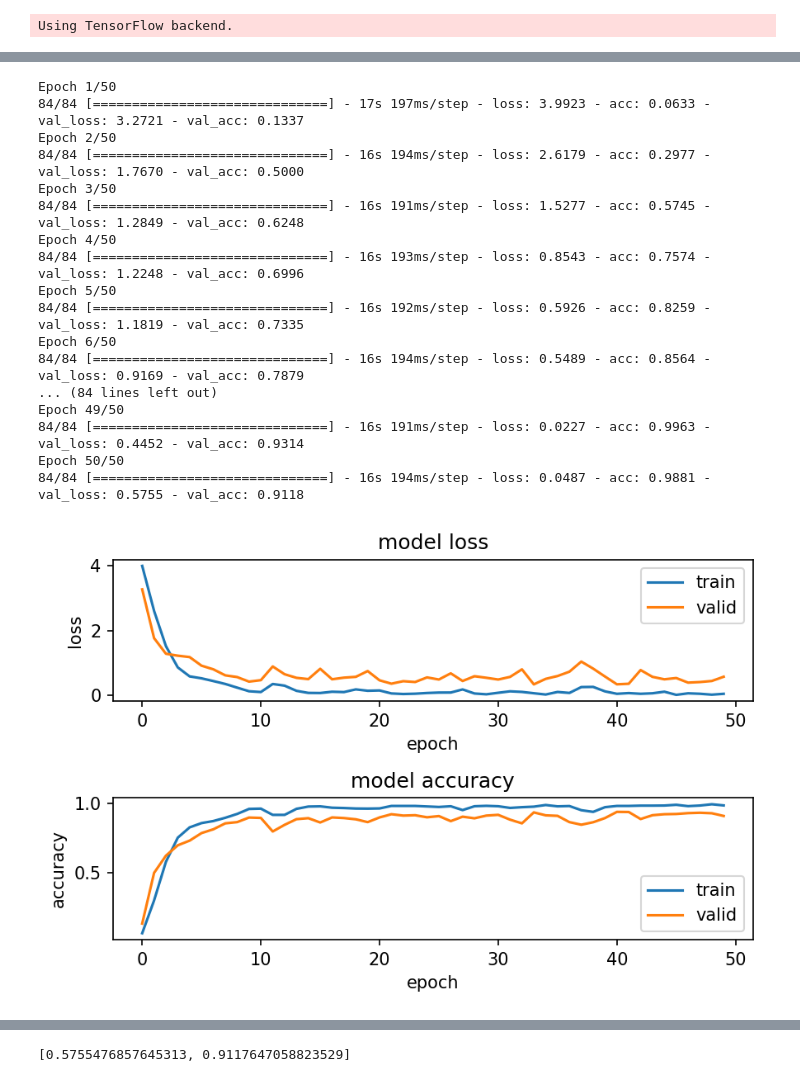
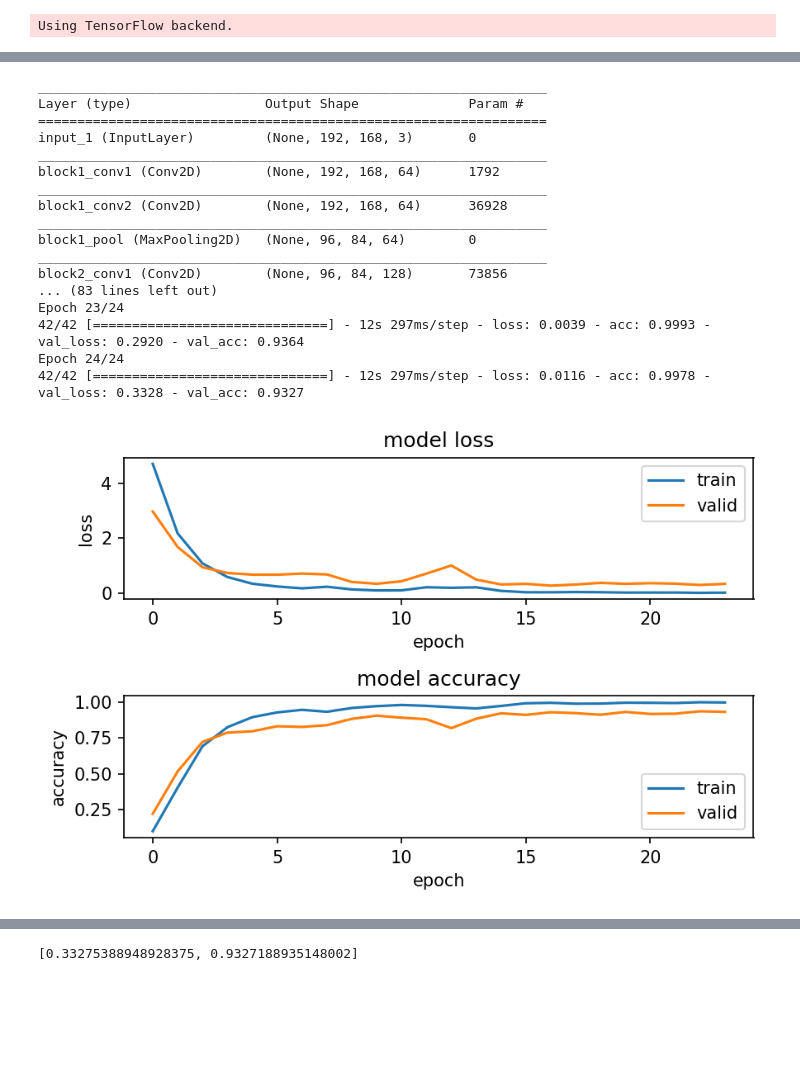
Before and after one commit to peter0749/ML_2018, a Jupyter notebook: hw2/hw2.ipynb, the cells around one changed output, grey strips where cells are left out. Cells and saved outputs as stored; diff of their text form; code cells hidden in the pictures; blank space fills up the shorter version.

```diff
--- a/hw2/hw2.ipynb
+++ b/hw2/hw2.ipynb
@@ -26,7 +26,7 @@ from sklearn.utils import shuffle as skl_shuffle
 from IPython.display import display
 K.set_session(session)
 
-DATASET_ROOT = '/hdd/dataset/ML_HW2/CroppedYale/'
+DATASET_ROOT = './CroppedYale/' # use old dataset
 SPLIT_P = 35
 # %% [output]
 Using TensorFlow backend.
@@ -34,17 +34,17 @@ Using TensorFlow backend.
 # Construct filepaths.
 label_name = sorted(next(os.walk(DATASET_ROOT))[1])
 CLASS_N = len(label_name)
-W, H = 192, 168 # use default imagenet dimensions
-EPOCHS = 50
-BATCH_SIZE = 16
+W, H = 168, 192
+EPOCHS = 24
+BATCH_SIZE = 32
 # %%
 def read_img(filename):
-    img = imread(filename, as_grey=True)
+    img = imread(filename, as_grey=True).astype(np.float32)
     img = gray2rgb(img)
     if img.shape[0] != H or img.shape[1] != W:
         order = 1 if img.shape[0]<H or img.shape[1]<W else 0
         img = imresize(img, (H,W), order=order, preserve_range=True) # resize
-    return img.astype(np.float32)
+    return img
 # %%
 # Load images and split into train/val sets.
 X_train, X_test, Y_train, Y_test = [], [], [], []
@@ -90,4 +90,4 @@ def plot_loss(history):
     plt.tight_layout()
     plt.show()
 # %%
-train_generator = ImageDataGenerator(rotation_range=5, width_shift_range=2, zoom_range=0.1, fill_mode='constant', cval=0, horizontal_flip=True, data_format='channels_last')
+train_generator = ImageDataGenerator(rotation_range=3, fill_mode='constant', cval=0, horizontal_flip=True, data_format='channels_last')
@@ -176,28 +158,29 @@ Epoch 50/50
 # %%
 ## Train fine-tune:
-vgg16_fine_tune = make_vgg16(weights='/hdd/dataset/ML_HW2/model.h5', fine_tune=True)
+vgg16_fine_tune = make_vgg16(weights='./model.h5', fine_tune=True)
+vgg16_fine_tune.summary()
 vgg16_fine_tune.compile(loss='categorical_crossentropy', optimizer=Adam(lr=0.0001), metrics=['acc'])
 vgg16_fine_tune_history = vgg16_fine_tune.fit_generator(train_generator.flow(X_train, Y_train, batch_size=BATCH_SIZE), validation_data=(X_test, Y_test), epochs=EPOCHS, shuffle=True, workers=3)
 plot_loss(vgg16_fine_tune_history)
 display(vgg16_fine_tune.evaluate(X_test, Y_test, batch_size=BATCH_SIZE))
 K.clear_session()
 del vgg16_fine_tune
 # %% [output]
-Epoch 1/50
-84/84 [==============================] - 17s 197ms/step - loss: 3.9923 - acc: 0.0633 - val_loss: 3.2721 - val_acc: 0.1337
-Epoch 2/50
-84/84 [==============================] - 16s 194ms/step - loss: 2.6179 - acc: 0.2977 - val_loss: 1.7670 - val_acc: 0.5000
-Epoch 3/50
-84/84 [==============================] - 16s 191ms/step - loss: 1.5277 - acc: 0.5745 - val_loss: 1.2849 - val_acc: 0.6248
-Epoch 4/50
-84/84 [==============================] - 16s 193ms/step - loss: 0.8543 - acc: 0.7574 - val_loss: 1.2248 - val_acc: 0.6996
-Epoch 5/50
-84/84 [==============================] - 16s 192ms/step - loss: 0.5926 - acc: 0.8259 - val_loss: 1.1819 - val_acc: 0.7335
-Epoch 6/50
-84/84 [==============================] - 16s 194ms/step - loss: 0.5489 - acc: 0.8564 - val_loss: 0.9169 - val_acc: 0.7879
-... (84 lines left out)
-Epoch 49/50
-84/84 [==============================] - 16s 191ms/step - loss: 0.0227 - acc: 0.9963 - val_loss: 0.4452 - val_acc: 0.9314
-Epoch 50/50
-84/84 [==============================] - 16s 194ms/step - loss: 0.0487 - acc: 0.9881 - val_loss: 0.5755 - val_acc: 0.9118
+_________________________________________________________________
+Layer (type)                 Output Shape              Param #
+=================================================================
+input_1 (InputLayer)         (None, 192, 168, 3)       0
+_________________________________________________________________
+block1_conv1 (Conv2D)        (None, 192, 168, 64)      1792
+_________________________________________________________________
+block1_conv2 (Conv2D)        (None, 192, 168, 64)      36928
+_________________________________________________________________
+block1_pool (MaxPooling2D)   (None, 96, 84, 64)        0
+_________________________________________________________________
+block2_conv1 (Conv2D)        (None, 96, 84, 128)       73856
+... (83 lines left out)
+Epoch 23/24
+42/42 [==============================] - 12s 297ms/step - loss: 0.0039 - acc: 0.9993 - val_loss: 0.2920 - val_acc: 0.9364
+Epoch 24/24
+42/42 [==============================] - 12s 297ms/step - loss: 0.0116 - acc: 0.9978 - val_loss: 0.3328 - val_acc: 0.9327
-[figure, old version]
+[figure, new version]
@@ -205 +188 @@ Epoch 50/50
-[0.5755476857645313, 0.9117647058823529]
+[0.33275388948928375, 0.9327188935148002]
```
Also changed, not shown: parts of 5 cells of this notebook.
